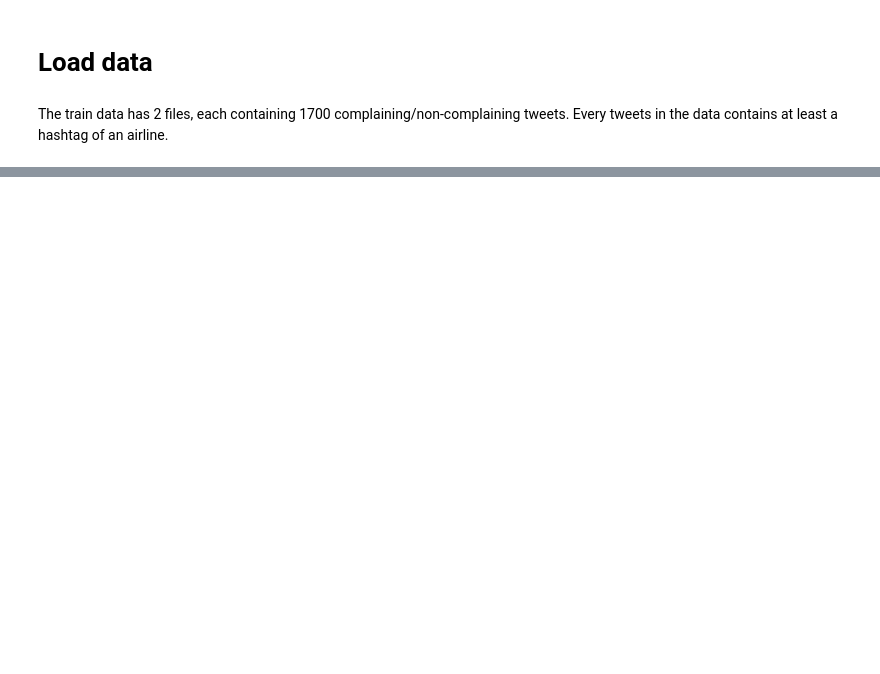
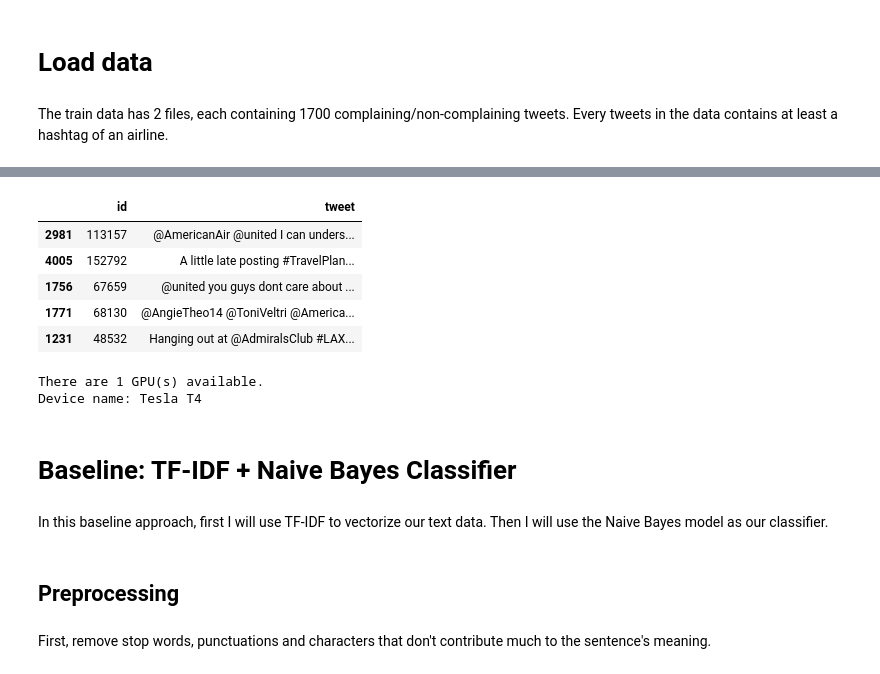
Before and after one commit to kluo9/NLP, a Jupyter notebook: Sentiment_Analysis_finetune_BERT.ipynb, the cells around one changed output, grey strips where cells are left out. Drawn from its saved outputs; the diff is of its cells as text; code cells hidden in the pictures; blank space fills up the shorter version.

```diff
--- a/Sentiment_Analysis_finetune_BERT.ipynb
+++ b/Sentiment_Analysis_finetune_BERT.ipynb
@@ -55,0 +76,40 @@ data.sample(5)
+# %%
+# Load test data
+# The test data contains 4555 examples with no label.
+
+test_data = pd.read_csv('data/test_data.csv')
+
+# Keep important columns
+test_data = test_data[['id', 'tweet']]
+
+# Display 5 samples from the test data
+test_data.sample(5)
+# %% [output]
+|  | id | tweet |
+| 2981 | 113157 | @AmericanAir @united I can unders... |
+| 4005 | 152792 | A little late posting #TravelPlan... |
+| 1756 | 67659 | @united you guys dont care about ... |
+| 1771 | 68130 | @AngieTheo14 @ToniVeltri @America... |
+| 1231 | 48532 | Hanging out at @AdmiralsClub #LAX... |
+# %%
+import torch
+
+if torch.cuda.is_available():
+    device = torch.device("cuda")
+    print(f'There are {torch.cuda.device_count()} GPU(s) available.')
+    print('Device name:', torch.cuda.get_device_name(0))
+
+else:
+    print('No GPU available, using the CPU instead.')
+    device = torch.device("cpu")
+# %% [output]
+There are 1 GPU(s) available.
+Device name: Tesla T4
+# %% [markdown]
+# Baseline: TF-IDF + Naive Bayes Classifier
+# %% [markdown]
+In this baseline approach, first I will use TF-IDF to vectorize our text data. Then I will use the Naive Bayes model as our classifier.
+# %% [markdown]
+## Preprocessing
+# %% [markdown]
+First, remove stop words, punctuations and characters that don't contribute much to the sentence's meaning.
```
Also changed, not shown: parts of 15 cells of this notebook.
